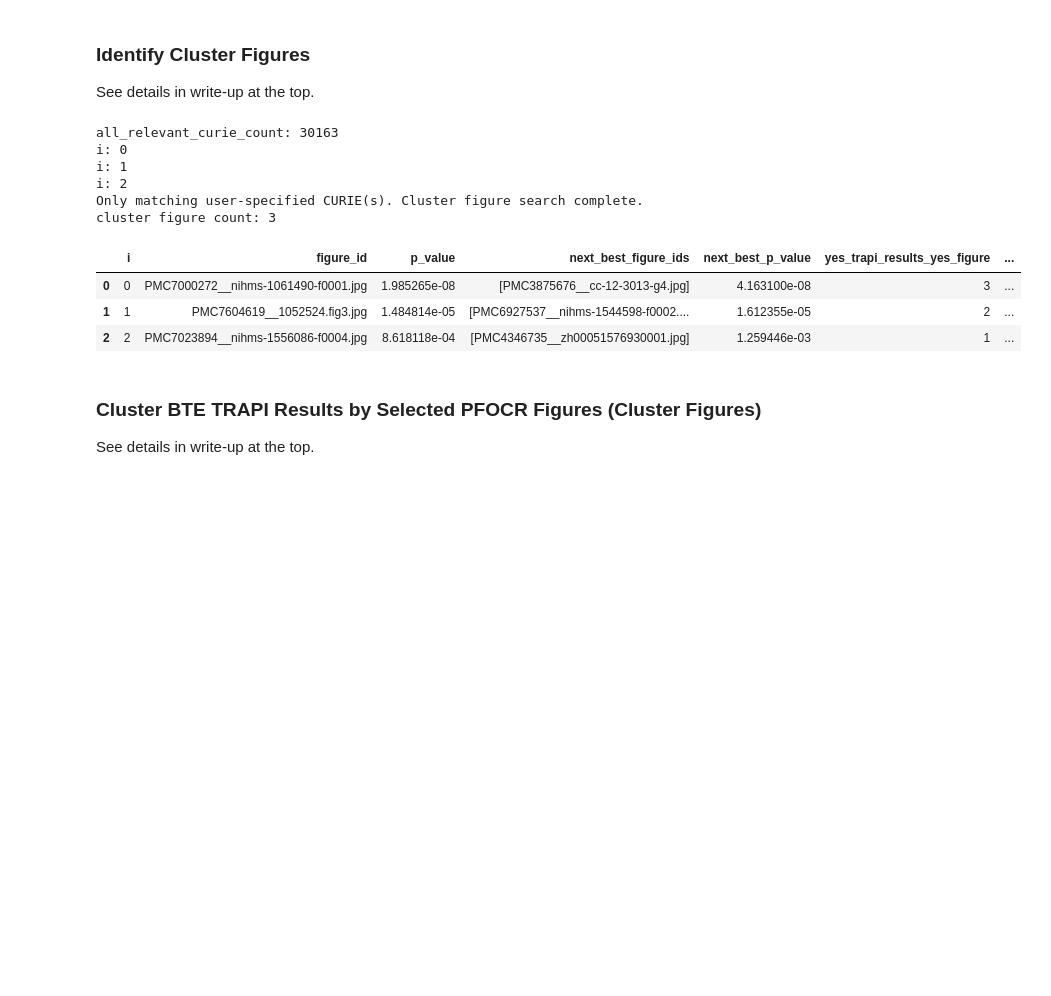
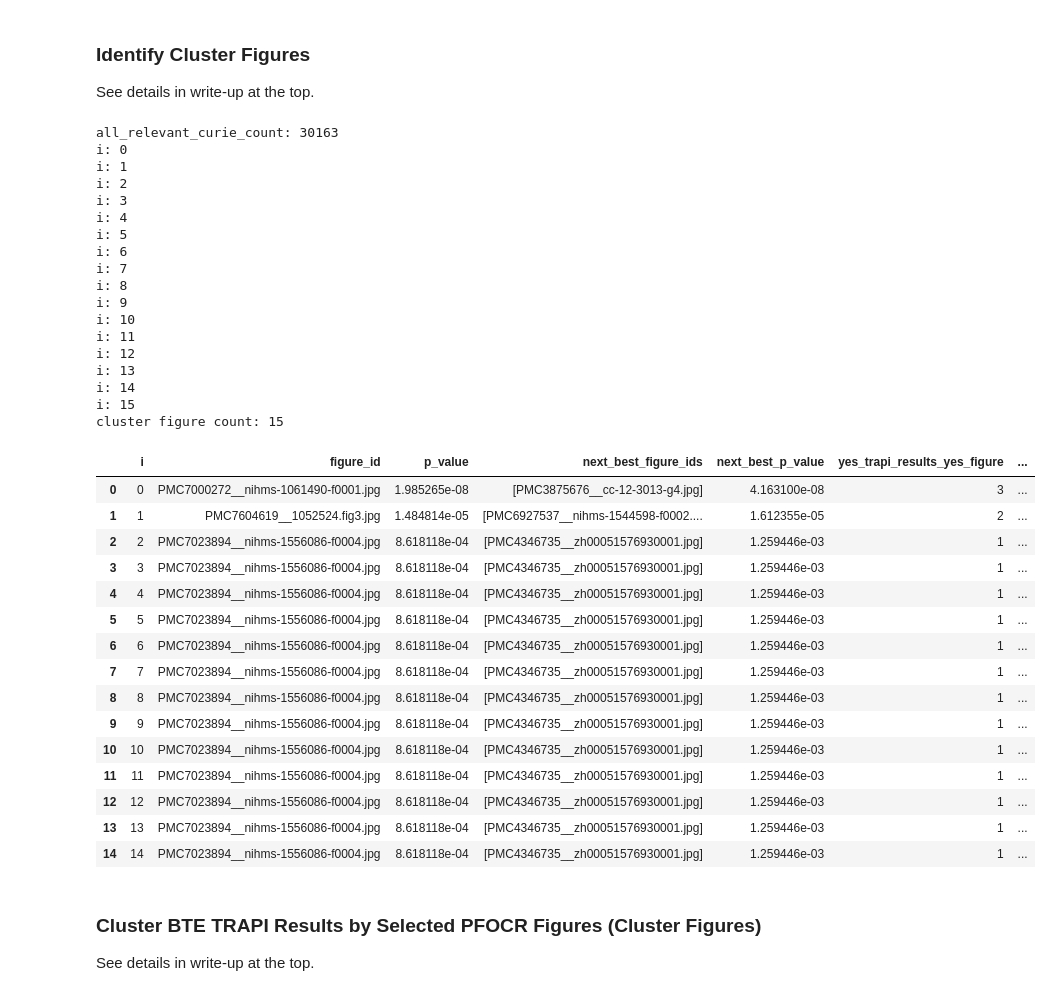
Before and after one commit to wikipathways/pathway-figure-ocr, a Jupyter notebook: notebooks/bte_clustering.ipynb, the cells around one changed output. Saved outputs shown, nothing was run; the diff lists cells and outputs as text; code cells hidden in the pictures; blank space fills up the shorter version.

```diff
--- a/notebooks/bte_clustering.ipynb
+++ b/notebooks/bte_clustering.ipynb
@@ -592,7 +593,7 @@ def get_next_cluster_figures(
     all_relevant_curie_count,
     remaining_relevant_figure_curie_df,
     remaining_trapi_results_unified_curies,
-    iteration_limit=20,
+    iteration_limit=15,
     i=0,
     cluster_figure_ids=[],
 ):
@@ -703,14 +704,15 @@ def get_next_cluster_figures(
         })
 
     if len(curies_to_exclude) == 0:
-        print("Only matching user-specified CURIE(s). Cluster figure search complete.")
-        return cluster_figure_ids
-
-    next_remaining_relevant_figure_curie_df = remaining_relevant_figure_curie_df[
-        (~remaining_relevant_figure_curie_df["figure_id"].isin(
-            cluster_figure_ids
-        ))
-    ]
+        # On this iteration, failed to match any additional CURIE(s)
+        # This figure will be excluded, so we'll try again w/ another figure.
+        next_remaining_relevant_figure_curie_df = remaining_relevant_figure_curie_df
+    else:
+        next_remaining_relevant_figure_curie_df = remaining_relevant_figure_curie_df[
+            (~remaining_relevant_figure_curie_df["figure_id"].isin(
+                cluster_figure_ids
+            ))
+        ]
 
     return get_next_cluster_figures(
         all_relevant_curie_count,
@@ -734,35 +736,59 @@ relevant_figure_curie_df = figure_curie_df[figure_curie_df["category"].isin(
 #)
 #print(f'number of figures w/ user-specified CURIEs: {len(figures_with_user_specified_ids)}')
 #relevant_figure_curie_df = figure_curie_df[figure_curie_df["category"].isin(
 #    list(relevant_pfocr_categories)
 #) & figure_curie_df["figure_id"].isin(
 #    figures_with_user_specified_ids
 #)]
 
 all_relevant_curie_count = len(set(
     relevant_figure_curie_df["curie"].drop_duplicates()
 ))
 print(f'all_relevant_curie_count: {all_relevant_curie_count}')
 
 cluster_figure_ids_out = get_next_cluster_figures(
     all_relevant_curie_count,
     relevant_figure_curie_df,
     trapi_results_unified_curies,
 )
 print(f'cluster figure count: {len(cluster_figure_ids_out)}')
 cluster_figure_df = pd.DataFrame.from_records(cluster_figure_data)
 cluster_figure_df
 # %% [output]
 all_relevant_curie_count: 30163
 i: 0
 i: 1
 i: 2
-Only matching user-specified CURIE(s). Cluster figure search complete.
-cluster figure count: 3
+i: 3
+i: 4
+i: 5
+i: 6
+i: 7
+i: 8
+i: 9
+i: 10
+i: 11
+i: 12
+i: 13
+i: 14
+i: 15
+cluster figure count: 15
 |  | i | figure_id | p_value | next_best_figure_ids | next_best_p_value | yes_trapi_results_yes_figure | ... |
 | 0 | 0 | PMC7000272__nihms-1061490-f0001.jpg | 1.985265e-08 | [PMC3875676__cc-12-3013-g4.jpg] | 4.163100e-08 | 3 | ... |
 | 1 | 1 | PMC7604619__1052524.fig3.jpg | 1.484814e-05 | [PMC6927537__nihms-1544598-f0002.... | 1.612355e-05 | 2 | ... |
 | 2 | 2 | PMC7023894__nihms-1556086-f0004.jpg | 8.618118e-04 | [PMC4346735__zh00051576930001.jpg] | 1.259446e-03 | 1 | ... |
+| 3 | 3 | PMC7023894__nihms-1556086-f0004.jpg | 8.618118e-04 | [PMC4346735__zh00051576930001.jpg] | 1.259446e-03 | 1 | ... |
+| 4 | 4 | PMC7023894__nihms-1556086-f0004.jpg | 8.618118e-04 | [PMC4346735__zh00051576930001.jpg] | 1.259446e-03 | 1 | ... |
+| 5 | 5 | PMC7023894__nihms-1556086-f0004.jpg | 8.618118e-04 | [PMC4346735__zh00051576930001.jpg] | 1.259446e-03 | 1 | ... |
+| 6 | 6 | PMC7023894__nihms-1556086-f0004.jpg | 8.618118e-04 | [PMC4346735__zh00051576930001.jpg] | 1.259446e-03 | 1 | ... |
+| 7 | 7 | PMC7023894__nihms-1556086-f0004.jpg | 8.618118e-04 | [PMC4346735__zh00051576930001.jpg] | 1.259446e-03 | 1 | ... |
+| 8 | 8 | PMC7023894__nihms-1556086-f0004.jpg | 8.618118e-04 | [PMC4346735__zh00051576930001.jpg] | 1.259446e-03 | 1 | ... |
+| 9 | 9 | PMC7023894__nihms-1556086-f0004.jpg | 8.618118e-04 | [PMC4346735__zh00051576930001.jpg] | 1.259446e-03 | 1 | ... |
+| 10 | 10 | PMC7023894__nihms-1556086-f0004.jpg | 8.618118e-04 | [PMC4346735__zh00051576930001.jpg] | 1.259446e-03 | 1 | ... |
+| 11 | 11 | PMC7023894__nihms-1556086-f0004.jpg | 8.618118e-04 | [PMC4346735__zh00051576930001.jpg] | 1.259446e-03 | 1 | ... |
+| 12 | 12 | PMC7023894__nihms-1556086-f0004.jpg | 8.618118e-04 | [PMC4346735__zh00051576930001.jpg] | 1.259446e-03 | 1 | ... |
+| 13 | 13 | PMC7023894__nihms-1556086-f0004.jpg | 8.618118e-04 | [PMC4346735__zh00051576930001.jpg] | 1.259446e-03 | 1 | ... |
+| 14 | 14 | PMC7023894__nihms-1556086-f0004.jpg | 8.618118e-04 | [PMC4346735__zh00051576930001.jpg] | 1.259446e-03 | 1 | ... |
 # %% [markdown]
 ### Cluster BTE TRAPI Results by Selected PFOCR Figures (Cluster Figures)
 
```
Also changed, not shown: parts of 9 cells of this notebook.
